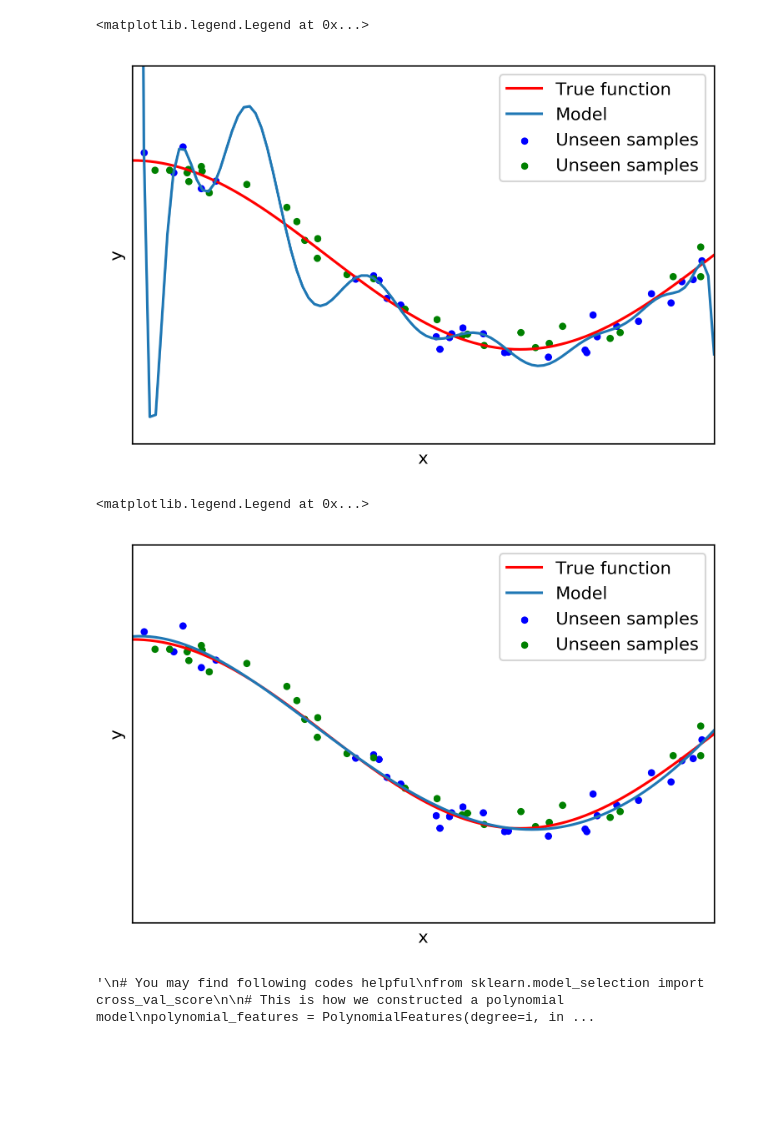
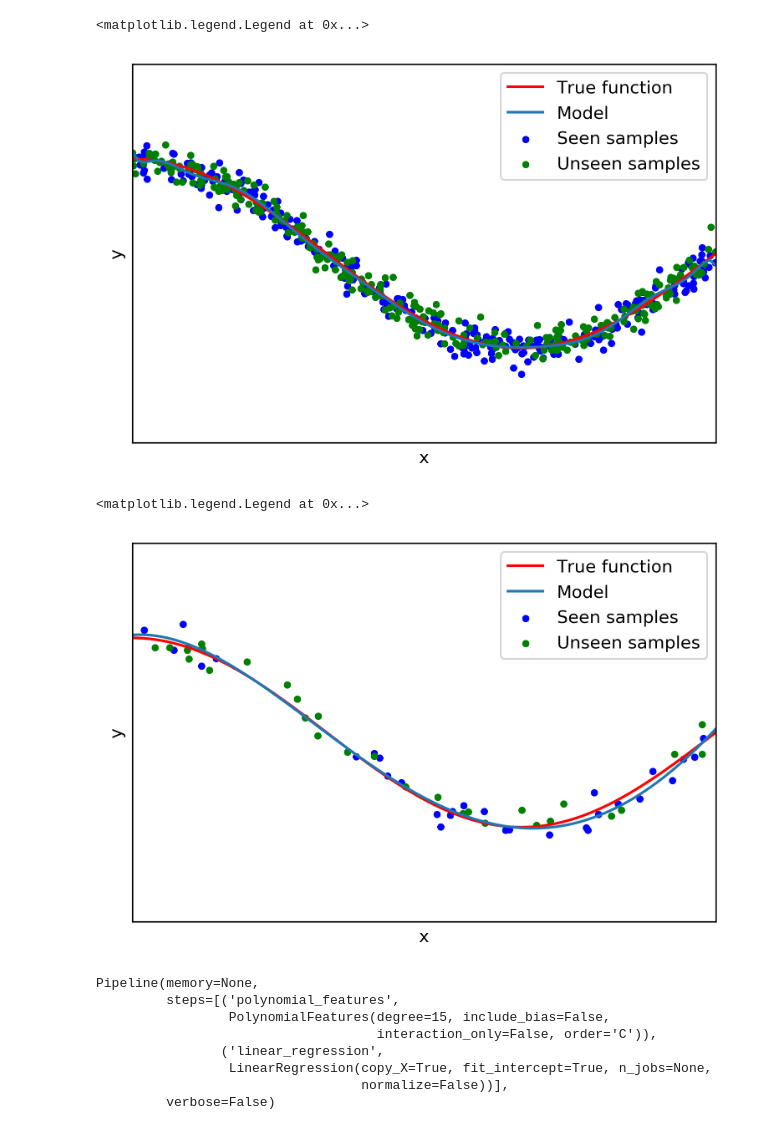
Before and after one commit to MSBD-5001/Lecture-Materials, a Jupyter notebook: l3_simulation_lecture.ipynb, the cells around one changed output. Cells and saved outputs as stored; diff of their text form; code cells hidden in the pictures; blank space fills up the shorter version.

```diff
--- a/l3_simulation_lecture.ipynb
+++ b/l3_simulation_lecture.ipynb
@@ -20,43 +20,43 @@ def true_fun(X):
 
 np.random.seed(0)
 
-n_samples = 30
+n_samples = 300
 degree=15
 
 X = np.sort(np.random.rand(n_samples))
 y = true_fun(X) + np.random.randn(n_samples) * 0.1
 
 X2 = np.sort(np.random.rand(n_samples))
 y2 = true_fun(X2) + np.random.randn(n_samples) * 0.1
 
 plt.figure(dpi=300)
 ax = plt.subplot(1, 1, 1)
 plt.setp(ax, xticks=(), yticks=())
 
 polynomial_features = PolynomialFeatures(degree=degree, include_bias=False)
 linear_regression = LinearRegression()
 pipeline = Pipeline([("polynomial_features", polynomial_features),
                          ("linear_regression", linear_regression)])
 pipeline.fit(X[:, np.newaxis], y)
 
 # Evaluate the models using crossvalidation
 scores = cross_val_score(pipeline, X[:, np.newaxis], y,
                          scoring="neg_mean_squared_error", cv=10)
 X_test = np.linspace(0, 1, 100)
 plt.plot(X_test, true_fun(X_test), label="True function", color="red")
 plt.plot(X_test, pipeline.predict(X_test[:, np.newaxis]), label="Model")
-plt.scatter(X, y, color='b', s=10, label="Unseen samples")
+plt.scatter(X, y, color='b', s=10, label="Seen samples")
 plt.scatter(X2, y2, color='g', s=10, label="Unseen samples")
 plt.xlabel("x")
 plt.ylabel("y")
 plt.xlim((0, 1))
 plt.ylim((-2, 2))
 plt.legend(loc="best")
 # %% [output]
 <matplotlib.legend.Legend at 0x...>
-[figure, old version]
+[figure, new version]
 # %%
-n_samples = 30
+n_samples = 500
 degree=4
 
 plt.figure(dpi=300)
@@ -76,7 +76,7 @@ scores = cross_val_score(pipeline, X[:, np.newaxis], y,
 X_test = np.linspace(0, 1, 100)
 plt.plot(X_test, true_fun(X_test), label="True function", color="red")
 plt.plot(X_test, pipeline.predict(X_test[:, np.newaxis]), label="Model")
-plt.scatter(X, y, color='b', s=10, label="Unseen samples")
+plt.scatter(X, y, color='b', s=10, label="Seen samples")
 plt.scatter(X2, y2, color='g', s=10, label="Unseen samples")
 plt.xlabel("x")
 plt.ylabel("y")
@@ -85,14 +85,14 @@ plt.ylim((-2, 2))
 plt.legend(loc="best")
 # %% [output]
 <matplotlib.legend.Legend at 0x...>
-[figure, old version]
+[figure, new version]
 # %%
 
 # You may find following codes helpful
 from sklearn.model_selection import cross_val_score
 
 # This is how we constructed a polynomial model
-polynomial_features = PolynomialFeatures(degree=i, include_bias=False)
+polynomial_features = PolynomialFeatures(degree=15, include_bias=False)
 pipeline = Pipeline([("polynomial_features", polynomial_features),
                         ("linear_regression", linear_regression)])
 pipeline.fit(X[:, np.newaxis], y)
@@ -103,4 +103,11 @@ pipeline.fit(X[:, np.newaxis], y)
 # e.g.,
 # print (-score.mean())
 # %% [output]
-'\n# You may find following codes helpful\nfrom sklearn.model_selection import cross_val_score\n\n# This is how we constructed a polynomial model\npolynomial_features = PolynomialFeatures(degree=i, in ...
+Pipeline(memory=None,
+         steps=[('polynomial_features',
+                 PolynomialFeatures(degree=15, include_bias=False,
+                                    interaction_only=False, order='C')),
+                ('linear_regression',
+                 LinearRegression(copy_X=True, fit_intercept=True, n_jobs=None,
+                                  normalize=False))],
+         verbose=False)
```
Also changed, not shown: 1 other file.
